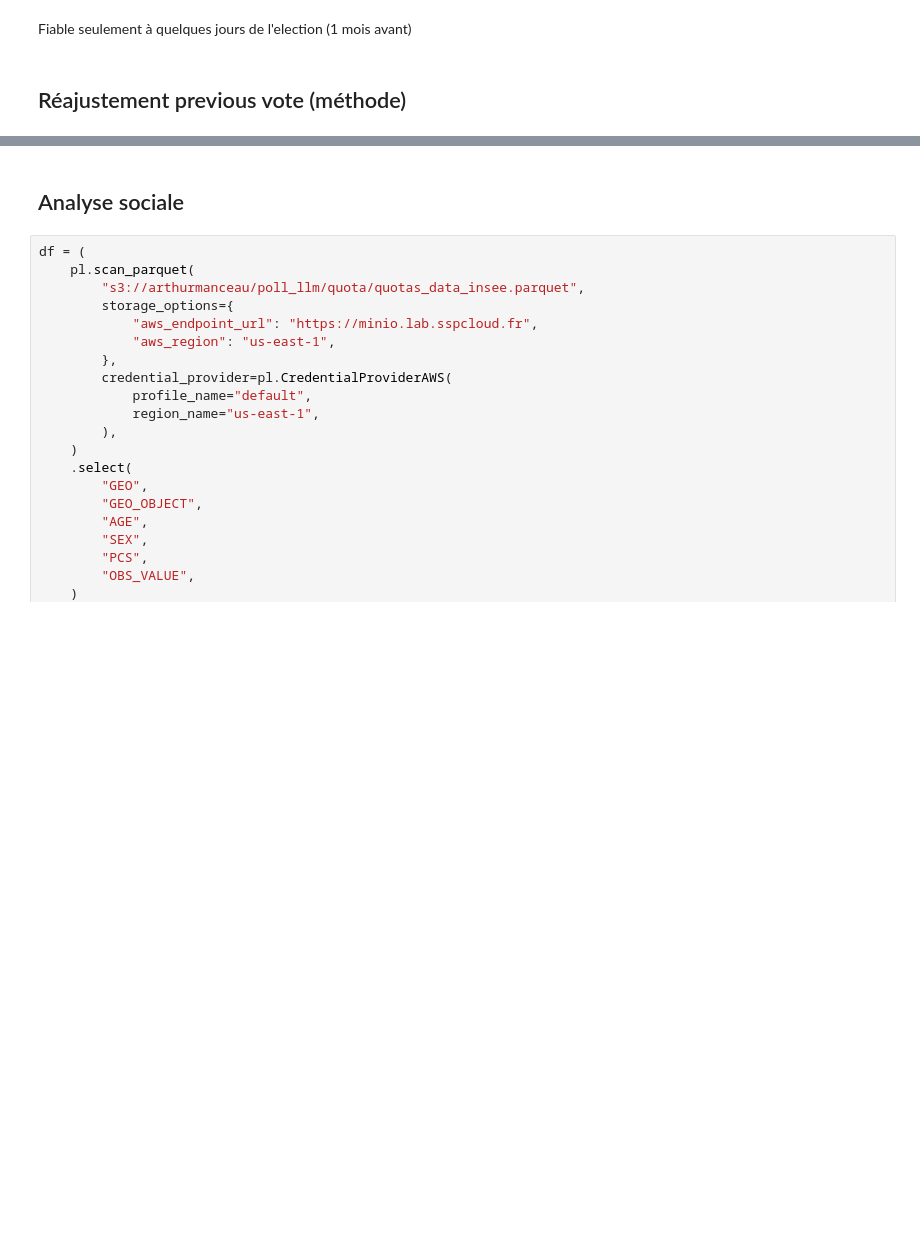
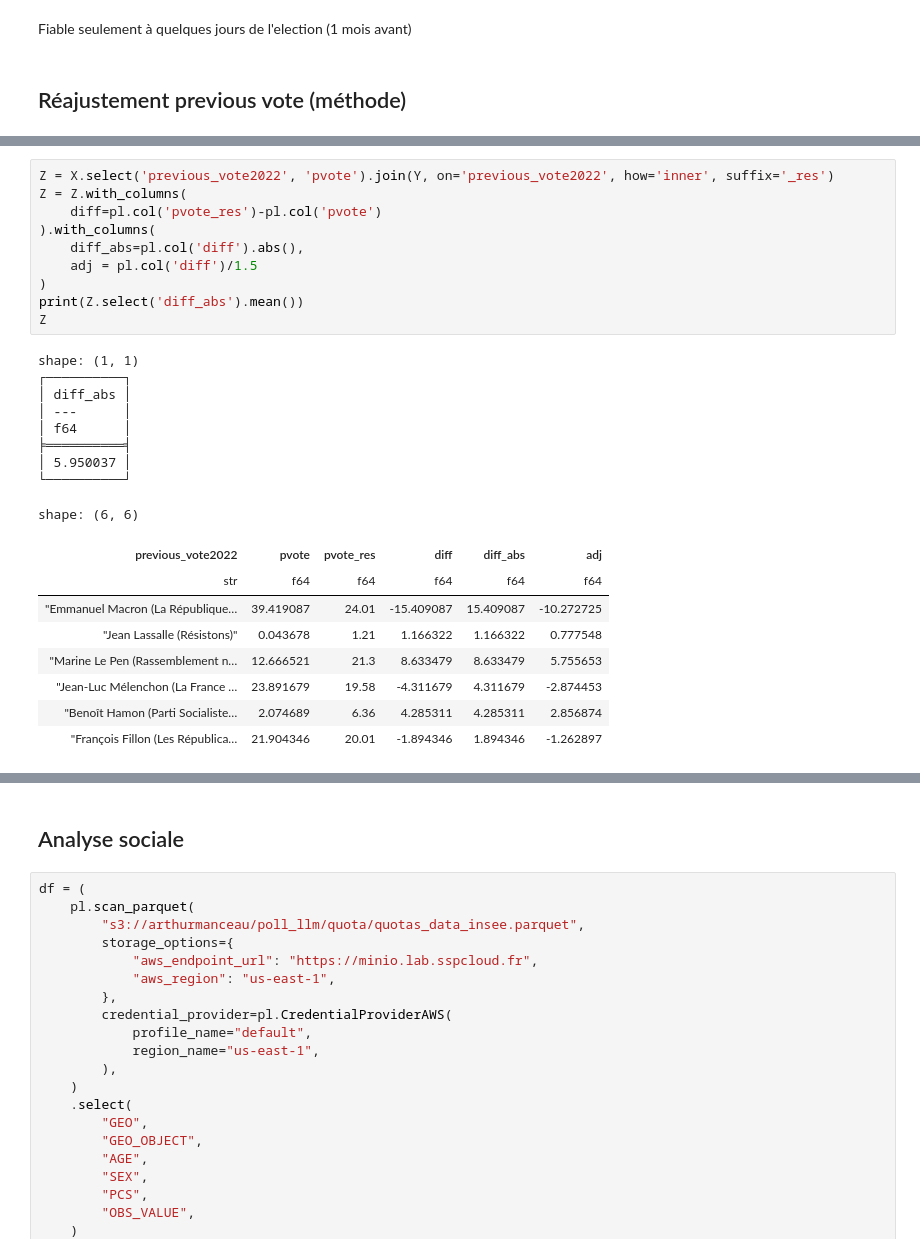
Before and after one commit to artmanceau/poll_llm, a Jupyter notebook: notebooks/analysis.ipynb, the cells around one changed output, grey strips where cells are left out. Saved outputs shown, nothing was run; the diff lists cells and outputs as text; blank space fills up the shorter version.

```diff
--- a/notebooks/analysis.ipynb
+++ b/notebooks/analysis.ipynb
@@ -167,0 +209,28 @@ shape: (1, 62)
+# %%
+Z = X.select('previous_vote2022', 'pvote').join(Y, on='previous_vote2022', how='inner', suffix='_res')
+Z = Z.with_columns(
+    diff=pl.col('pvote_res')-pl.col('pvote')
+).with_columns(
+    diff_abs=pl.col('diff').abs(),
+    adj = pl.col('diff')/1.5
+)
+print(Z.select('diff_abs').mean())
+Z
+# %% [output]
+shape: (1, 1)
+┌──────────┐
+│ diff_abs │
+│ ---      │
+│ f64      │
+╞══════════╡
+│ 5.950037 │
+└──────────┘
+shape: (6, 6)
+| previous_vote2022 | pvote | pvote_res | diff | diff_abs | adj |
+| str | f64 | f64 | f64 | f64 | f64 |
+| "Emmanuel Macron (La République… | 39.419087 | 24.01 | -15.409087 | 15.409087 | -10.272725 |
+| "Jean Lassalle (Résistons)" | 0.043678 | 1.21 | 1.166322 | 1.166322 | 0.777548 |
+| "Marine Le Pen (Rassemblement n… | 12.666521 | 21.3 | 8.633479 | 8.633479 | 5.755653 |
+| "Jean-Luc Mélenchon (La France … | 23.891679 | 19.58 | -4.311679 | 4.311679 | -2.874453 |
+| "Benoît Hamon (Parti Socialiste… | 2.074689 | 6.36 | 4.285311 | 4.285311 | 2.856874 |
+| "François Fillon (Les Républica… | 21.904346 | 20.01 | -1.894346 | 1.894346 | -1.262897 |
```
Also changed, not shown: parts of 8 cells of this notebook, 3 other files.
